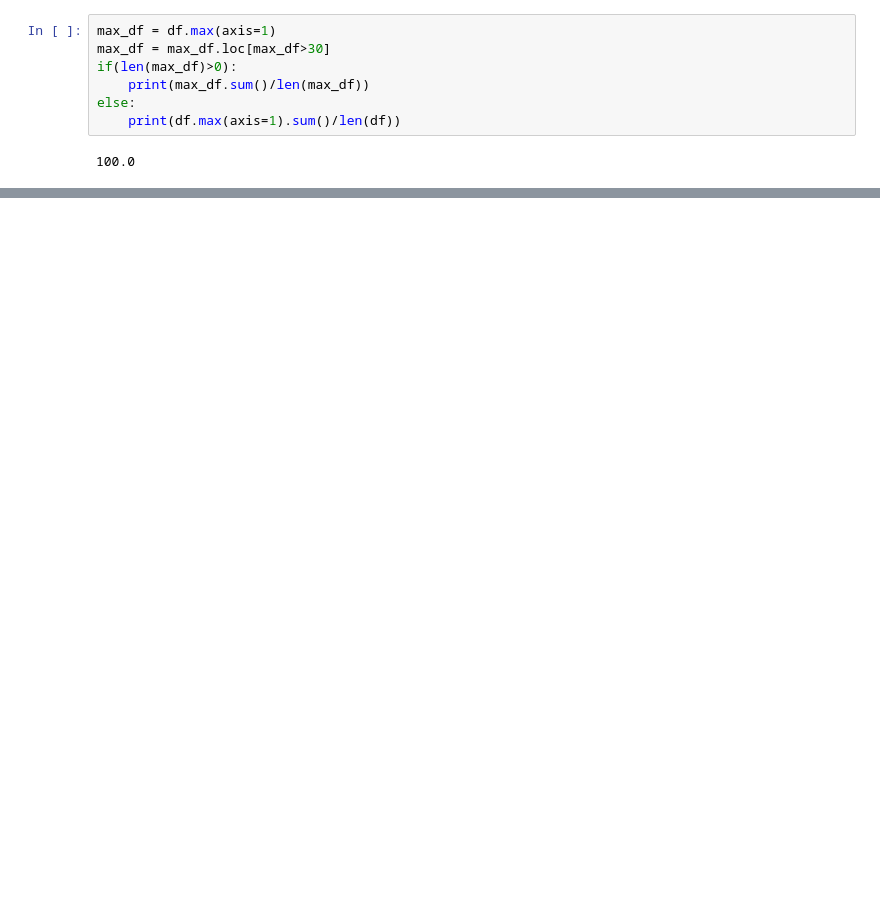
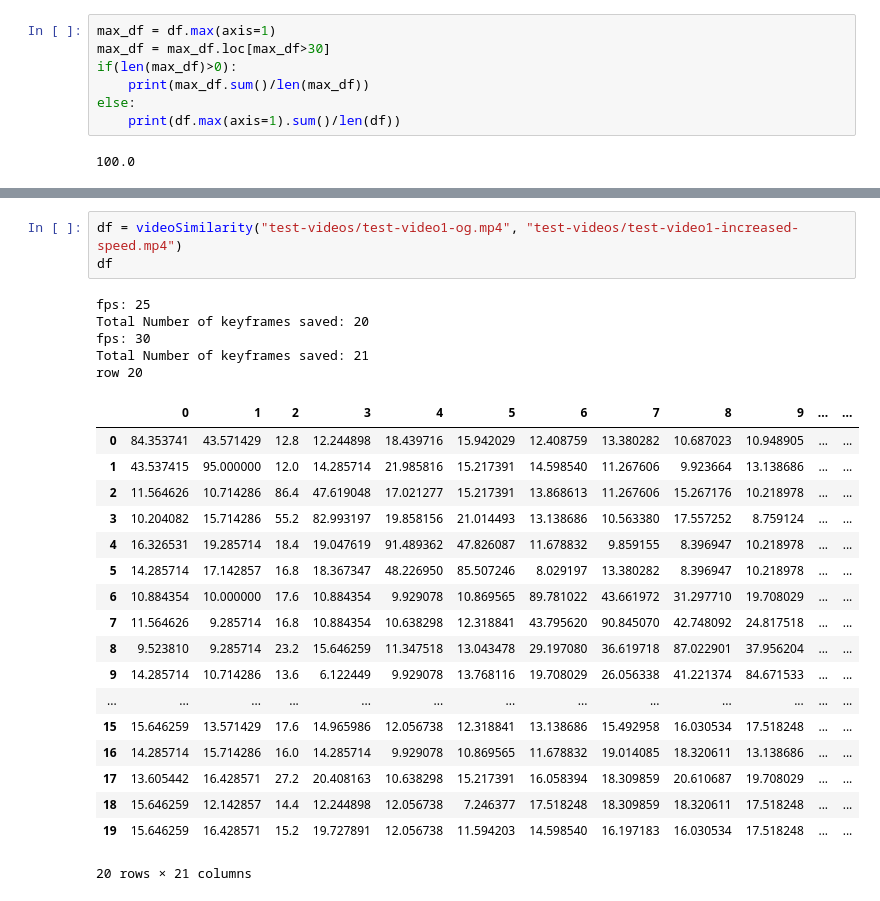
Before and after one commit to ranik-code/MajorProject_VideoSimilarity, a Jupyter notebook: Model-6.ipynb, the cells around one changed output, grey strips where cells are left out. Saved outputs shown, nothing was run; the diff lists cells and outputs as text; blank space fills up the shorter version.

```diff
--- a/Model-6.ipynb
+++ b/Model-6.ipynb
@@ -491,0 +545,27 @@ else:
+# %%
+df = videoSimilarity("test-videos/test-video1-og.mp4", "test-videos/test-video1-increased-speed.mp4")
+df
+# %% [output]
+fps: 25
+Total Number of keyframes saved: 20
+fps: 30
+Total Number of keyframes saved: 21
+row 20
+|  | 0 | 1 | 2 | 3 | 4 | 5 | 6 | 7 | 8 | 9 | ... | ... |
+| 0 | 84.353741 | 43.571429 | 12.8 | 12.244898 | 18.439716 | 15.942029 | 12.408759 | 13.380282 | 10.687023 | 10.948905 | ... | ... |
+| 1 | 43.537415 | 95.000000 | 12.0 | 14.285714 | 21.985816 | 15.217391 | 14.598540 | 11.267606 | 9.923664 | 13.138686 | ... | ... |
+| 2 | 11.564626 | 10.714286 | 86.4 | 47.619048 | 17.021277 | 15.217391 | 13.868613 | 11.267606 | 15.267176 | 10.218978 | ... | ... |
+| 3 | 10.204082 | 15.714286 | 55.2 | 82.993197 | 19.858156 | 21.014493 | 13.138686 | 10.563380 | 17.557252 | 8.759124 | ... | ... |
+| 4 | 16.326531 | 19.285714 | 18.4 | 19.047619 | 91.489362 | 47.826087 | 11.678832 | 9.859155 | 8.396947 | 10.218978 | ... | ... |
+| 5 | 14.285714 | 17.142857 | 16.8 | 18.367347 | 48.226950 | 85.507246 | 8.029197 | 13.380282 | 8.396947 | 10.218978 | ... | ... |
+| 6 | 10.884354 | 10.000000 | 17.6 | 10.884354 | 9.929078 | 10.869565 | 89.781022 | 43.661972 | 31.297710 | 19.708029 | ... | ... |
+| 7 | 11.564626 | 9.285714 | 16.8 | 10.884354 | 10.638298 | 12.318841 | 43.795620 | 90.845070 | 42.748092 | 24.817518 | ... | ... |
+| 8 | 9.523810 | 9.285714 | 23.2 | 15.646259 | 11.347518 | 13.043478 | 29.197080 | 36.619718 | 87.022901 | 37.956204 | ... | ... |
+| 9 | 14.285714 | 10.714286 | 13.6 | 6.122449 | 9.929078 | 13.768116 | 19.708029 | 26.056338 | 41.221374 | 84.671533 | ... | ... |
+| ... | ... | ... | ... | ... | ... | ... | ... | ... | ... | ... | ... | ... |
+| 15 | 15.646259 | 13.571429 | 17.6 | 14.965986 | 12.056738 | 12.318841 | 13.138686 | 15.492958 | 16.030534 | 17.518248 | ... | ... |
+| 16 | 14.285714 | 15.714286 | 16.0 | 14.285714 | 9.929078 | 10.869565 | 11.678832 | 19.014085 | 18.320611 | 13.138686 | ... | ... |
+| 17 | 13.605442 | 16.428571 | 27.2 | 20.408163 | 10.638298 | 15.217391 | 16.058394 | 18.309859 | 20.610687 | 19.708029 | ... | ... |
+| 18 | 15.646259 | 12.142857 | 14.4 | 12.244898 | 12.056738 | 7.246377 | 17.518248 | 18.309859 | 18.320611 | 17.518248 | ... | ... |
+| 19 | 15.646259 | 16.428571 | 15.2 | 19.727891 | 12.056738 | 11.594203 | 14.598540 | 16.197183 | 16.030534 | 17.518248 | ... | ... |
+20 rows × 21 columns
```
Also changed, not shown: parts of 32 cells of this notebook.
